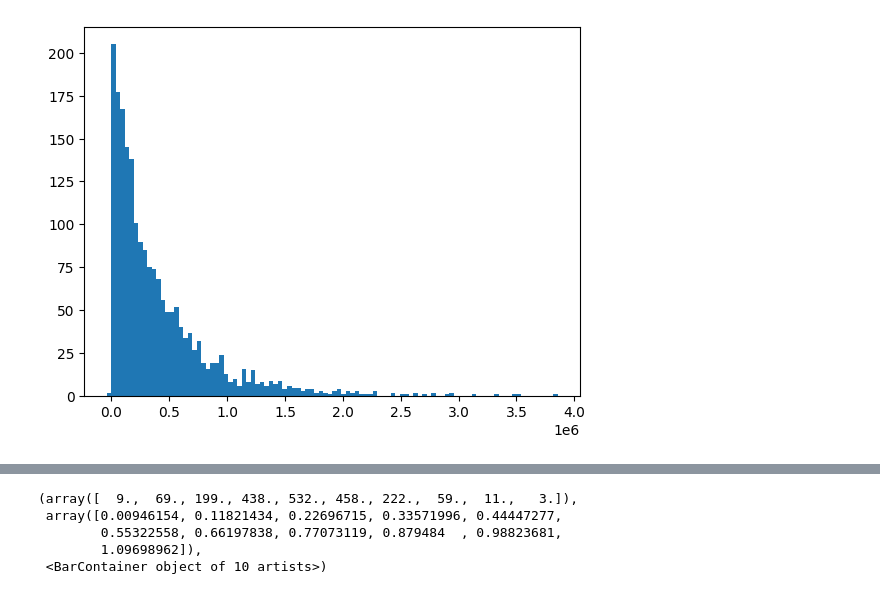
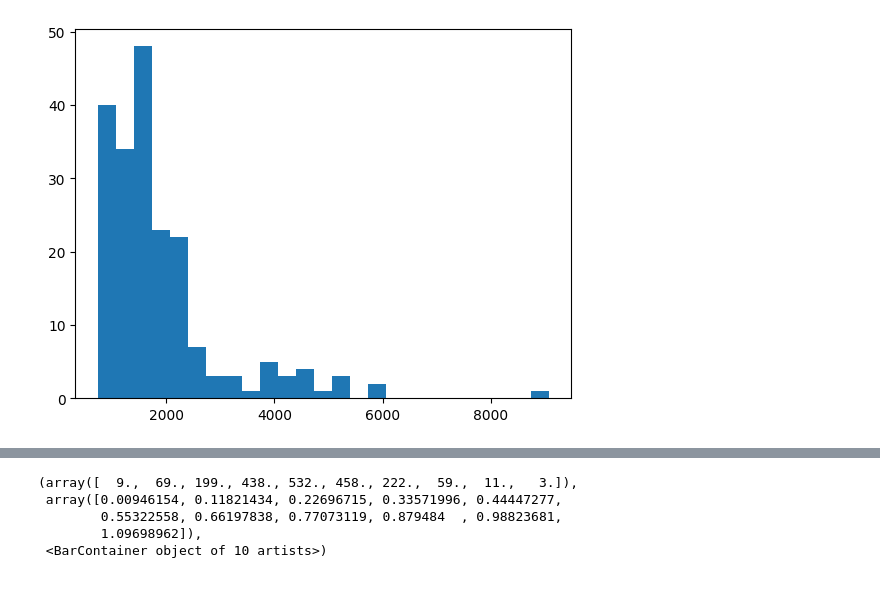
Before and after one commit to 4-Impact/inequality-simulator, a Jupyter notebook: DataAnalysis.ipynb, the cells around one changed output, grey strips where cells are left out. Cells and saved outputs as stored; diff of their text form; code cells hidden in the pictures.

Commit message:
Next Round
- Added taxes
- Converted to juptyer
-TODO:
   -Update visuals with pre-release fix
   -Add debt
   -Add explanations

```diff
--- a/DataAnalysis.ipynb
+++ b/DataAnalysis.ipynb
@@ -14,9 +14,9 @@ data.head()
 # %%
-final = data[data["Step"]==5]
+final = data[data["Step"]==10]
 final = list(final["Wealth"])
 # %%
-plt.hist(final, bins = 100)
+plt.hist(final, bins = 25)
 None
 # %% [output]
-[figure, old version]
+[figure, new version]
 # %%
```
Also changed, not shown: parts of 6 cells of this notebook, 5 other files.
